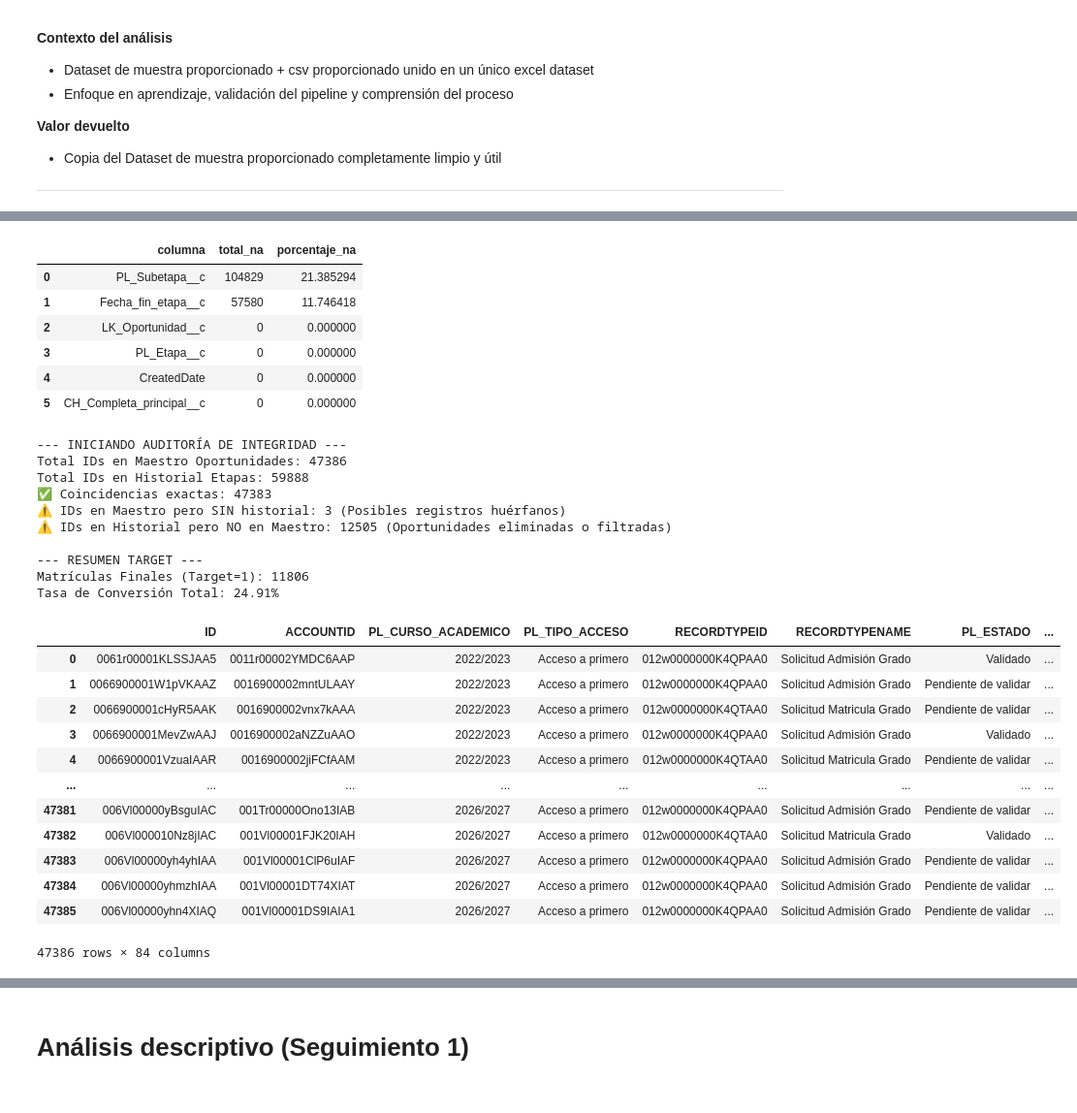
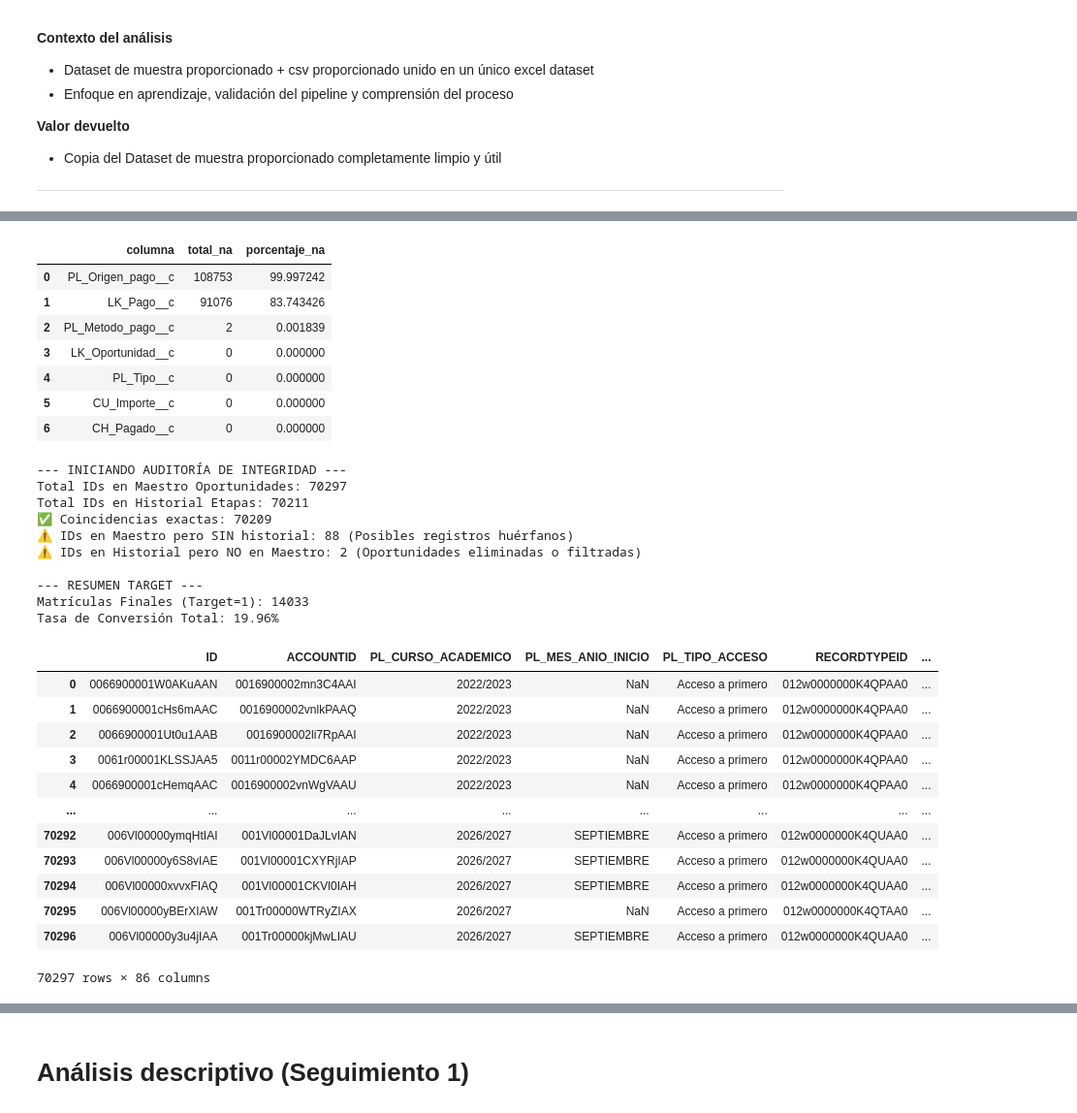
Before and after one commit to MiguelHernandezCorral/UNAV, a Jupyter notebook: notebooks/01_Limpieza copy.ipynb, the cells around one changed output, grey strips where cells are left out. Shown at 97% size. Saved outputs shown, nothing was run; the diff lists cells and outputs as text; code cells hidden in the pictures.

```diff
--- a/notebooks/01_Limpieza copy.ipynb
+++ b/notebooks/01_Limpieza copy.ipynb
@@ -31,6 +31,7 @@ casos = list(dfs.values())[4]
 correos = list(dfs.values())[5]
 historial_actividad = list(dfs.values())[6]
 historial_etapas = list(dfs.values())[7]
+pagos_admision = list(dfs.values())[9]
 
 
 print(historial_etapas.head())
@@ -65,62 +66,65 @@ analisis_na_por_columna(casos)
 analisis_na_por_columna(correos)
 analisis_na_por_columna(historial_actividad)
 analisis_na_por_columna(historial_etapas)
+analisis_na_por_columna(pagos_admision)
 # %% [output]
 |  | columna | total_na | porcentaje_na |
-| 0 | PL_Subetapa__c | 104829 | 21.385294 |
-| 1 | Fecha_fin_etapa__c | 57580 | 11.746418 |
-| 2 | LK_Oportunidad__c | 0 | 0.000000 |
-| 3 | PL_Etapa__c | 0 | 0.000000 |
-| 4 | CreatedDate | 0 | 0.000000 |
-| 5 | CH_Completa_principal__c | 0 | 0.000000 |
+| 0 | PL_Origen_pago__c | 108753 | 99.997242 |
+| 1 | LK_Pago__c | 91076 | 83.743426 |
+| 2 | PL_Metodo_pago__c | 2 | 0.001839 |
+| 3 | LK_Oportunidad__c | 0 | 0.000000 |
+| 4 | PL_Tipo__c | 0 | 0.000000 |
+| 5 | CU_Importe__c | 0 | 0.000000 |
+| 6 | CH_Pagado__c | 0 | 0.000000 |
 # %%
 from utils import analisis_na_por_columna, eliminar_columnas_na, crear_target_auditado
 
 
 # ===============================
 # LIMPIEZA DE NAS
 # ===============================
 
 oportunidad = eliminar_columnas_na(oportunidad)
 cuenta = eliminar_columnas_na(cuenta)
 ecb = eliminar_columnas_na(ecb)
 solicitud_ban = eliminar_columnas_na(solicitud_ban)
 casos = eliminar_columnas_na(casos)
 correos = eliminar_columnas_na(correos)
 historial_actvidad = eliminar_columnas_na(historial_actividad)
 historial_etapas = eliminar_columnas_na(historial_etapas)
+pagos_admision = eliminar_columnas_na(pagos_admision)
 
 # ===============================
 # CREACION DEL TARJET
 # ===============================
 
 # Ejecución
 target = crear_target_auditado(oportunidad, historial_etapas)
 target
 # %% [output]
 --- INICIANDO AUDITORÍA DE INTEGRIDAD ---
-Total IDs en Maestro Oportunidades: 47386
-Total IDs en Historial Etapas: 59888
-✅ Coincidencias exactas: 47383
-⚠️ IDs en Maestro pero SIN historial: 3 (Posibles registros huérfanos)
-⚠️ IDs en Historial pero NO en Maestro: 12505 (Oportunidades eliminadas o filtradas)
+Total IDs en Maestro Oportunidades: 70297
+Total IDs en Historial Etapas: 70211
+✅ Coincidencias exactas: 70209
+⚠️ IDs en Maestro pero SIN historial: 88 (Posibles registros huérfanos)
+⚠️ IDs en Historial pero NO en Maestro: 2 (Oportunidades eliminadas o filtradas)
 
 --- RESUMEN TARGET ---
-Matrículas Finales (Target=1): 11806
-Tasa de Conversión Total: 24.91%
+Matrículas Finales (Target=1): 14033
+Tasa de Conversión Total: 19.96%
-|  | ID | ACCOUNTID | PL_CURSO_ACADEMICO | PL_TIPO_ACCESO | RECORDTYPEID | RECORDTYPENAME | PL_ESTADO | ... |
-| 0 | 0061r00001KLSSJAA5 | 0011r00002YMDC6AAP | 2022/2023 | Acceso a primero | 012w0000000K4QPAA0 | Solicitud Admisión Grado | Validado | ... |
-| 1 | 0066900001W1pVKAAZ | 0016900002mntULAAY | 2022/2023 | Acceso a primero | 012w0000000K4QPAA0 | Solicitud Admisión Grado | Pendiente de validar | ... |
-| 2 | 0066900001cHyR5AAK | 0016900002vnx7kAAA | 2022/2023 | Acceso a primero | 012w0000000K4QTAA0 | Solicitud Matricula Grado | Pendiente de validar | ... |
-| 3 | 0066900001MevZwAAJ | 0016900002aNZZuAAO | 2022/2023 | Acceso a primero | 012w0000000K4QPAA0 | Solicitud Admisión Grado | Validado | ... |
-| 4 | 0066900001VzuaIAAR | 0016900002jiFCfAAM | 2022/2023 | Acceso a primero | 012w0000000K4QTAA0 | Solicitud Matricula Grado | Pendiente de validar | ... |
-| ... | ... | ... | ... | ... | ... | ... | ... | ... |
-| 47381 | 006Vl00000yBsguIAC | 001Tr00000Ono13IAB | 2026/2027 | Acceso a primero | 012w0000000K4QPAA0 | Solicitud Admisión Grado | Pendiente de validar | ... |
-| 47382 | 006Vl000010Nz8jIAC | 001Vl00001FJK20IAH | 2026/2027 | Acceso a primero | 012w0000000K4QTAA0 | Solicitud Matricula Grado | Validado | ... |
-| 47383 | 006Vl00000yh4yhIAA | 001Vl00001ClP6uIAF | 2026/2027 | Acceso a primero | 012w0000000K4QPAA0 | Solicitud Admisión Grado | Pendiente de validar | ... |
-| 47384 | 006Vl00000yhmzhIAA | 001Vl00001DT74XIAT | 2026/2027 | Acceso a primero | 012w0000000K4QPAA0 | Solicitud Admisión Grado | Pendiente de validar | ... |
-| 47385 | 006Vl00000yhn4XIAQ | 001Vl00001DS9IAIA1 | 2026/2027 | Acceso a primero | 012w0000000K4QPAA0 | Solicitud Admisión Grado | Pendiente de validar | ... |
+|  | ID | ACCOUNTID | PL_CURSO_ACADEMICO | PL_MES_ANIO_INICIO | PL_TIPO_ACCESO | RECORDTYPEID | ... |
+| 0 | 0066900001W0AKuAAN | 0016900002mn3C4AAI | 2022/2023 | NaN | Acceso a primero | 012w0000000K4QPAA0 | ... |
+| 1 | 0066900001cHs6mAAC | 0016900002vnlkPAAQ | 2022/2023 | NaN | Acceso a primero | 012w0000000K4QPAA0 | ... |
+| 2 | 0066900001Ut0u1AAB | 0016900002li7RpAAI | 2022/2023 | NaN | Acceso a primero | 012w0000000K4QPAA0 | ... |
+| 3 | 0061r00001KLSSJAA5 | 0011r00002YMDC6AAP | 2022/2023 | NaN | Acceso a primero | 012w0000000K4QPAA0 | ... |
+| 4 | 0066900001cHemqAAC | 0016900002vnWgVAAU | 2022/2023 | NaN | Acceso a primero | 012w0000000K4QPAA0 | ... |
+| ... | ... | ... | ... | ... | ... | ... | ... |
+| 70292 | 006Vl00000ymqHtIAI | 001Vl00001DaJLvIAN | 2026/2027 | SEPTIEMBRE | Acceso a primero | 012w0000000K4QUAA0 | ... |
+| 70293 | 006Vl00000y6S8vIAE | 001Vl00001CXYRjIAP | 2026/2027 | SEPTIEMBRE | Acceso a primero | 012w0000000K4QUAA0 | ... |
+| 70294 | 006Vl00000xvvxFIAQ | 001Vl00001CKVl0IAH | 2026/2027 | SEPTIEMBRE | Acceso a primero | 012w0000000K4QUAA0 | ... |
+| 70295 | 006Vl00000yBErXIAW | 001Tr00000WTRyZIAX | 2026/2027 | NaN | Acceso a primero | 012w0000000K4QTAA0 | ... |
+| 70296 | 006Vl00000y3u4jIAA | 001Tr00000kjMwLIAU | 2026/2027 | SEPTIEMBRE | Acceso a primero | 012w0000000K4QUAA0 | ... |
-47386 rows × 84 columns
+70297 rows × 86 columns
 # %%
 import utils
 import pandas as pd
```
Also changed, not shown: parts of 10 cells of this notebook.
